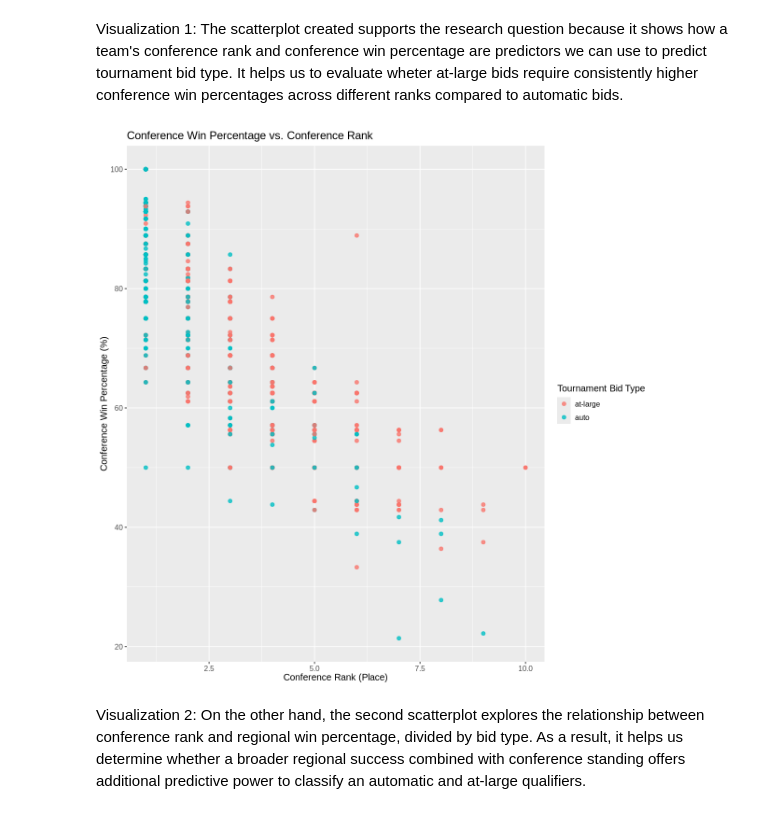
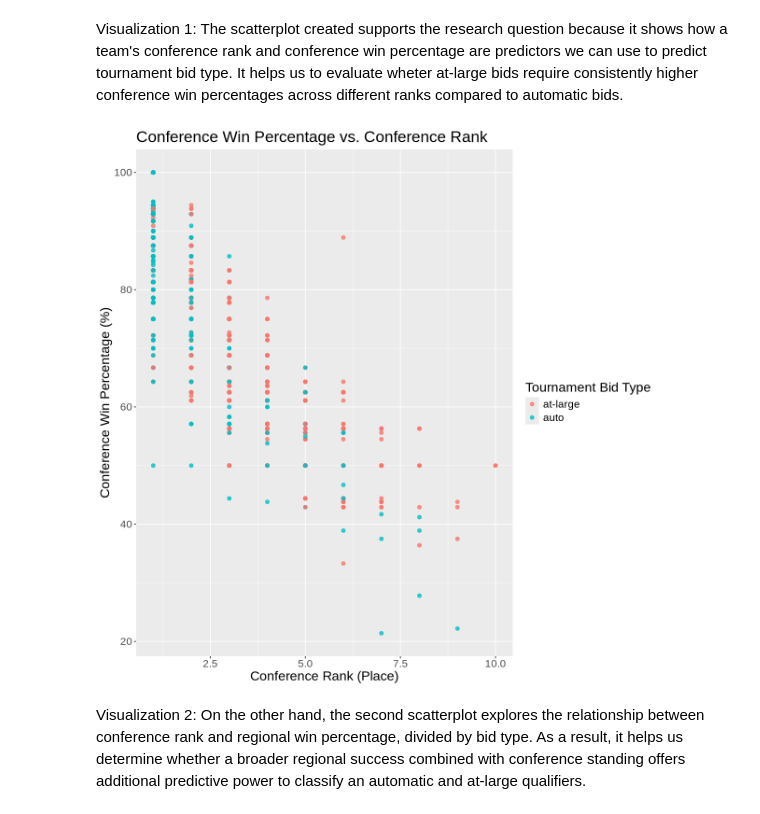
Before and after one commit to cynthyal/dsci-100-project-cynthya-lou, a Jupyter notebook: dsci-100-project-notebook.ipynb, the cells around one changed output. Cells and saved outputs as stored; diff of their text form; code cells hidden in the pictures.

```diff
--- a/dsci-100-project-notebook.ipynb
+++ b/dsci-100-project-notebook.ipynb
@@ -340,15 +340,15 @@ Visualization 1: The scatterplot created supports the research question because
 # %%
 relation_plot1_bid_data <- bid_data |>
                             ggplot(aes(x = conf_rank, y = conf_wins_pct, color = bid)) +
   geom_point(alpha = 0.8, size = 2) +
   labs(title = "Conference Win Percentage vs. Conference Rank",
     x = "Conference Rank (Place)",
     y = "Conference Win Percentage (%)",
     color = "Tournament Bid Type") +
-    theme(text = element_text(size = 12))
+    theme(text = element_text(size = 17))
 relation_plot1_bid_data
 # %% [output]
-[figure, old version]
+[figure, new version]
 # %% [markdown]
 Visualization 2: On the other hand, the second scatterplot explores the relationship between conference rank and regional win percentage, divided by bid type. As a result, it helps us determine whether a broader regional success combined with conference standing offers additional predictive power to classify an automatic and at-large qualifiers.
 # %%
```
Also changed, not shown: parts of 4 cells of this notebook.
